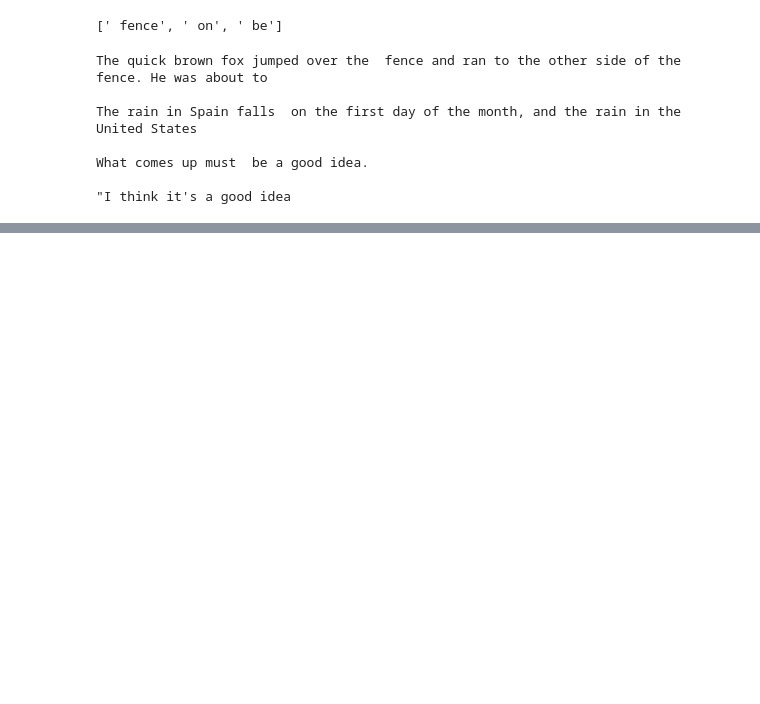
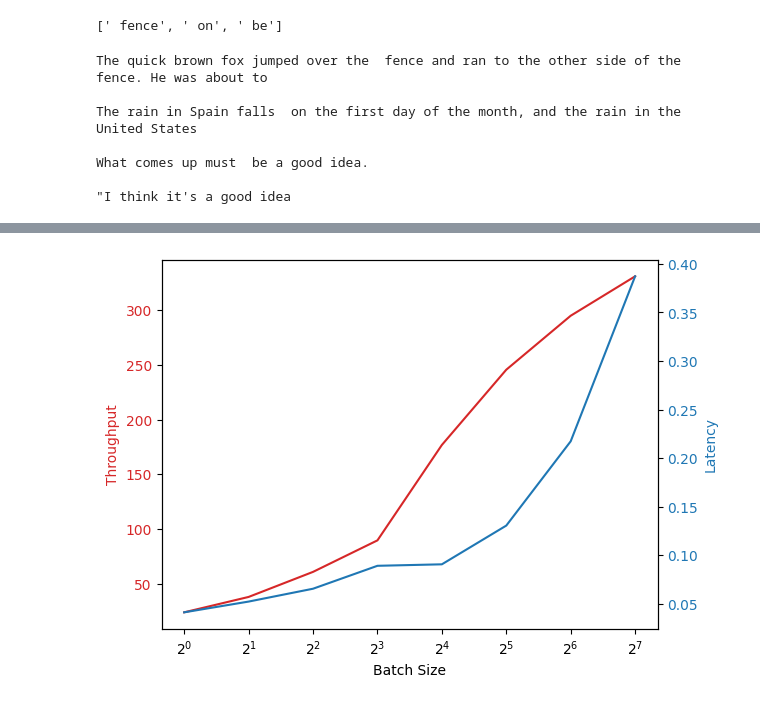
Before and after one commit to alfazick/efficientLLM, a Jupyter notebook: 02Batching.ipynb, the cells around one changed output, grey strips where cells are left out. Drawn from its saved outputs; the diff is of its cells as text; code cells hidden in the pictures; blank space fills up the shorter version.

Commit message:
batching_plot

```diff
--- a/02Batching.ipynb
+++ b/02Batching.ipynb
@@ -183,0 +244,34 @@ What comes up must  be a good idea.
+# %%
+def render_plot(x, y1, y2, x_label, y1_label, y2_label):
+    # Create a figure and a set of subplots
+    fig, ax1 = plt.subplots()
+
+    # Plot the first line (throughput)
+    color = 'tab:red'
+    ax1.set_xlabel(x_label)
+    ax1.set_ylabel(y1_label, color=color)
+    ax1.plot(x, y1, color=color)
+    ax1.tick_params(axis='y', labelcolor=color)
+
+    # Set the x-axis to be log-scaled
+    ax1.set_xscale('log', base=2)
+
+    # Instantiate a second axes that shares the same x-axis
+    ax2 = ax1.twinx()
+    color = 'tab:blue'
+    ax2.set_ylabel(y2_label, color=color)  # we already handled the x-label with ax1
+    ax2.plot(x, y2, color=color)
+    ax2.tick_params(axis='y', labelcolor=color)
+
+    plt.show()
+# %%
+render_plot(
+    batch_sizes,
+    throughputs,
+    latencies,
+    "Batch Size",
+    "Throughput",
+    "Latency"
+)
+# %% [output]
+[figure, added]
```
Also changed, not shown: parts of 1 cell of this notebook.
